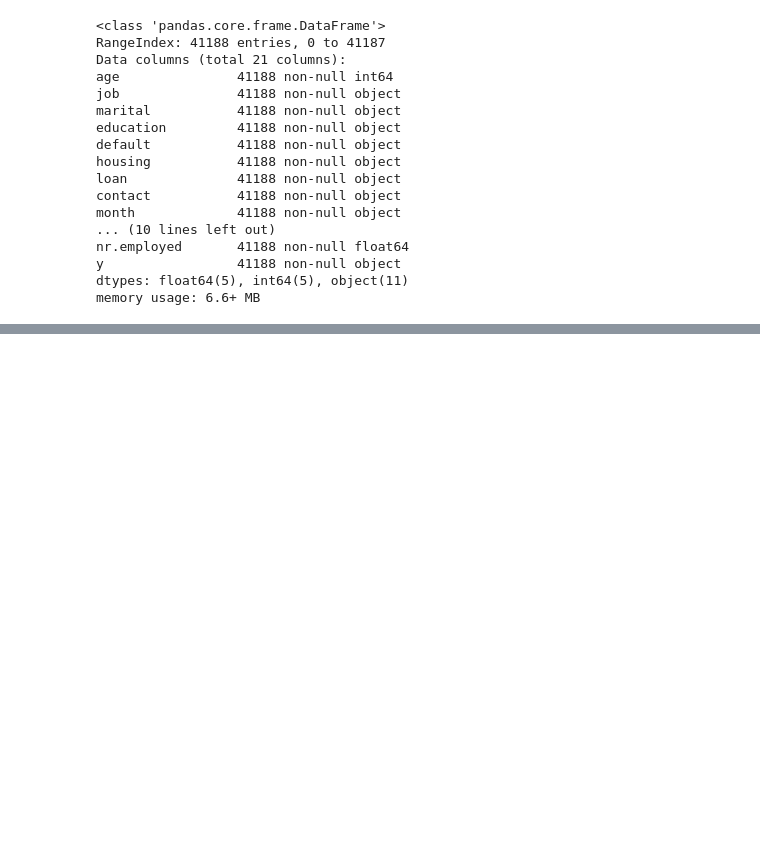
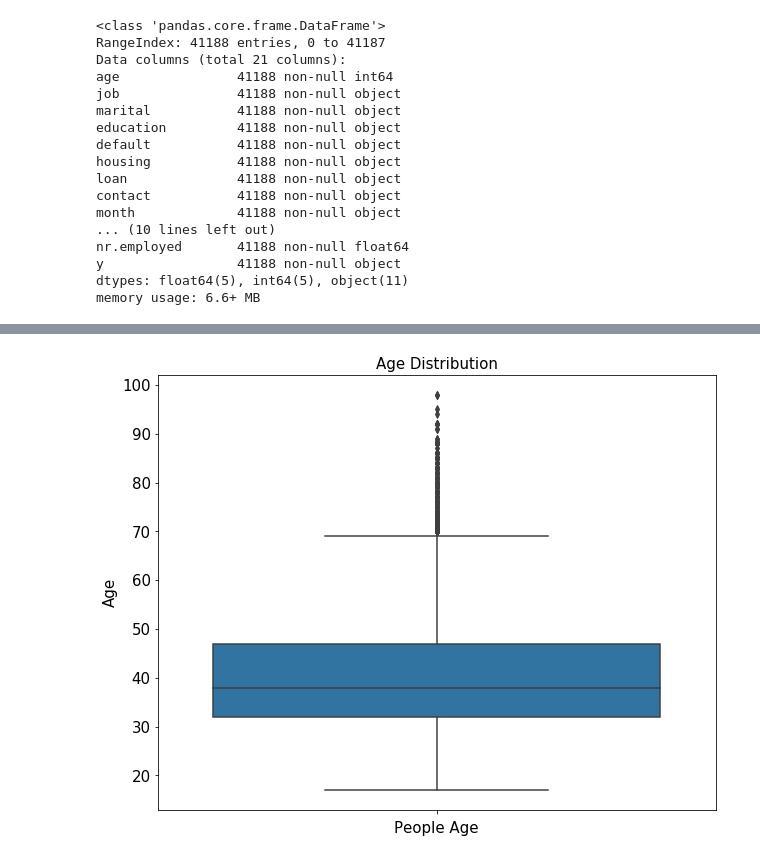
Before and after one commit to tvaditya/NeuroComp-INPE, a Jupyter notebook: BankMLPANN.ipynb, the cells around one changed output, grey strips where cells are left out. Cells and saved outputs as stored; diff of their text form; code cells hidden in the pictures; blank space fills up the shorter version.

```diff
--- a/BankMLPANN.ipynb
+++ b/BankMLPANN.ipynb
@@ -61,0 +131,10 @@ memory usage: 6.6+ MB
+# %%
+fig, ax = plt.subplots()
+fig.set_size_inches(10, 8)
+sns.boxplot(x = 'age', data = bank_client_df, orient = 'v')
+ax.set_xlabel('People Age', fontsize=15)
+ax.set_ylabel('Age', fontsize=15)
+ax.set_title('Age Distribution', fontsize=15)
+ax.tick_params(labelsize=15)
+# %% [output]
+[figure, added]
```
Also changed, not shown: parts of 20 cells of this notebook.
